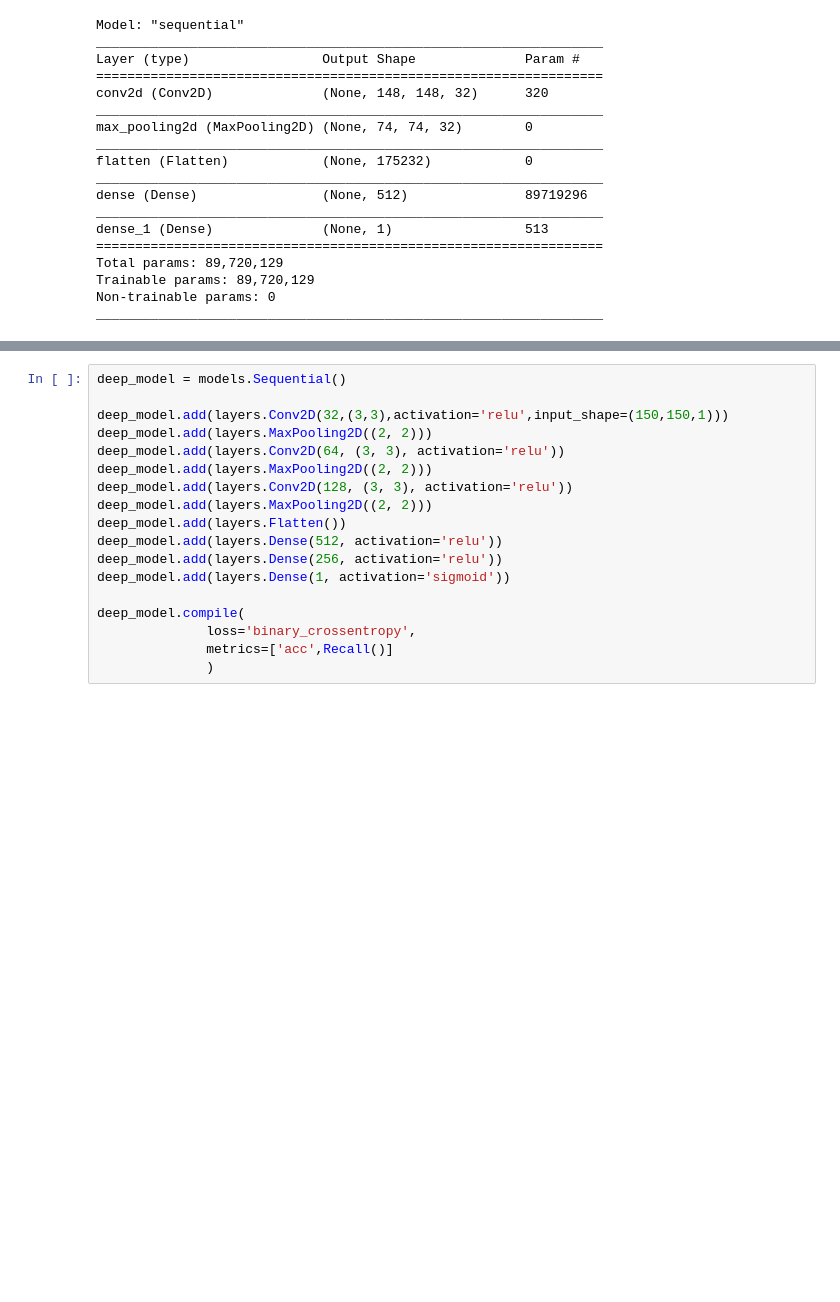
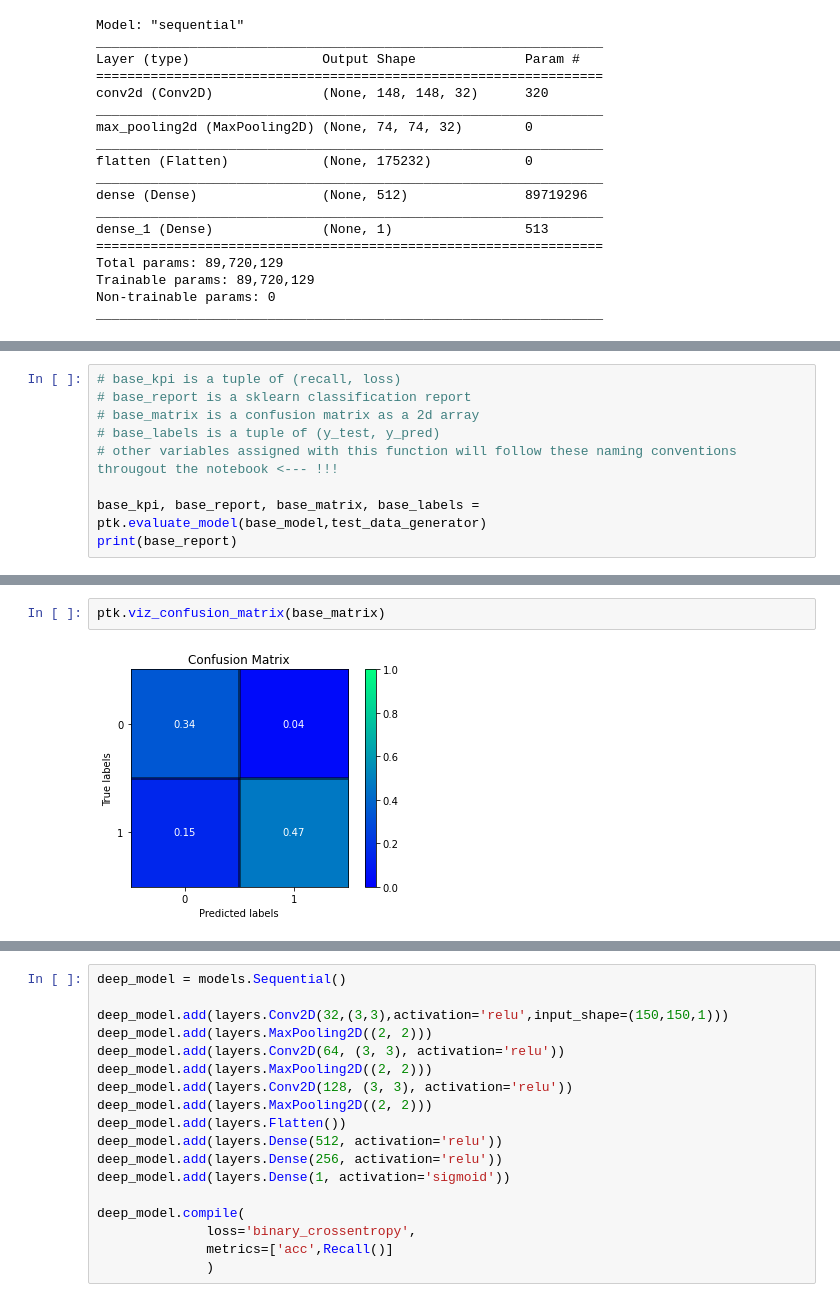
Before and after one commit to Zeth-Abney/Flatiron-school, a Jupyter notebook: phase-4/PROJECT/modeling.ipynb, the cells around one changed output, grey strips where cells are left out. Saved outputs shown, nothing was run; the diff lists cells and outputs as text; blank space fills up the shorter version.

```diff
--- a/phase-4/PROJECT/modeling.ipynb
+++ b/phase-4/PROJECT/modeling.ipynb
@@ -233,0 +139,9 @@ Before exploring tuning and optimization of hyperparameters and other methods su
+# %%
+# base_kpi is a tuple of (recall, loss)
+# base_report is a sklearn classification report
+# base_matrix is a confusion matrix as a 2d array
+# base_labels is a tuple of (y_test, y_pred)
+# other variables assigned with this function will follow these naming conventions througout the notebook <--- !!!
+
+base_kpi, base_report, base_matrix, base_labels = ptk.evaluate_model(base_model,test_data_generator)
+print(base_report)
@@ -233,0 +163,4 @@ Before exploring tuning and optimization of hyperparameters and other methods su
+# %%
+ptk.viz_confusion_matrix(base_matrix)
+# %% [output]
+[figure, added]
```
Also changed, not shown: parts of 66 cells of this notebook, 1 other file.
